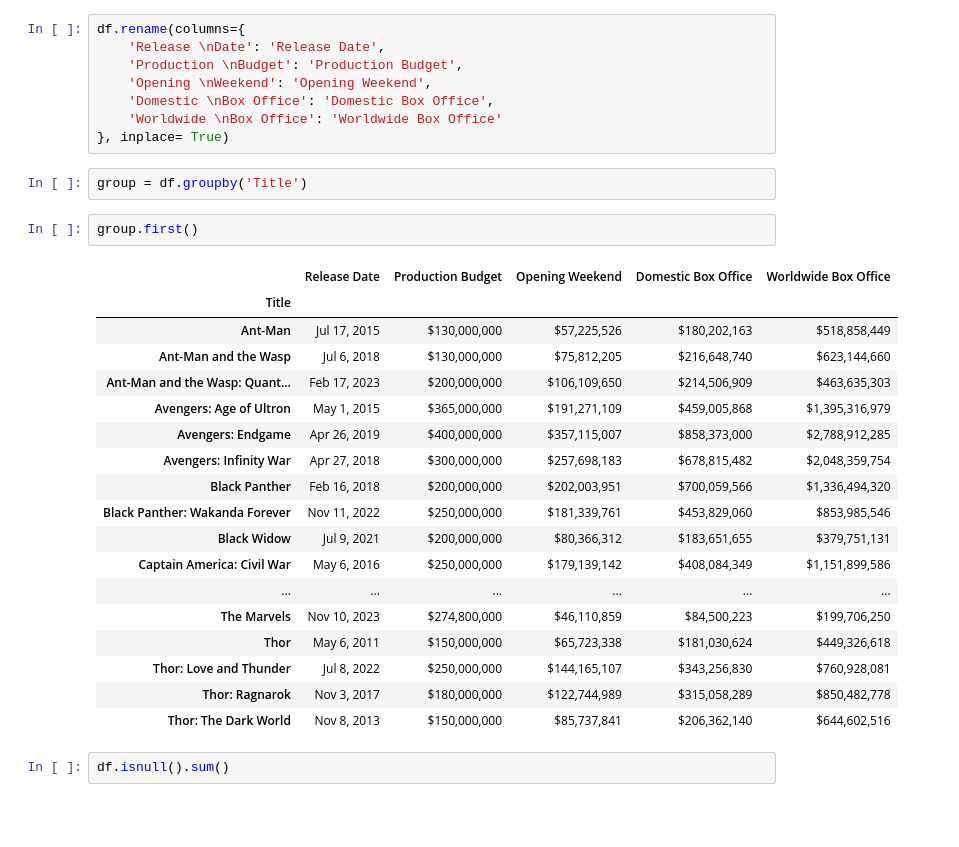
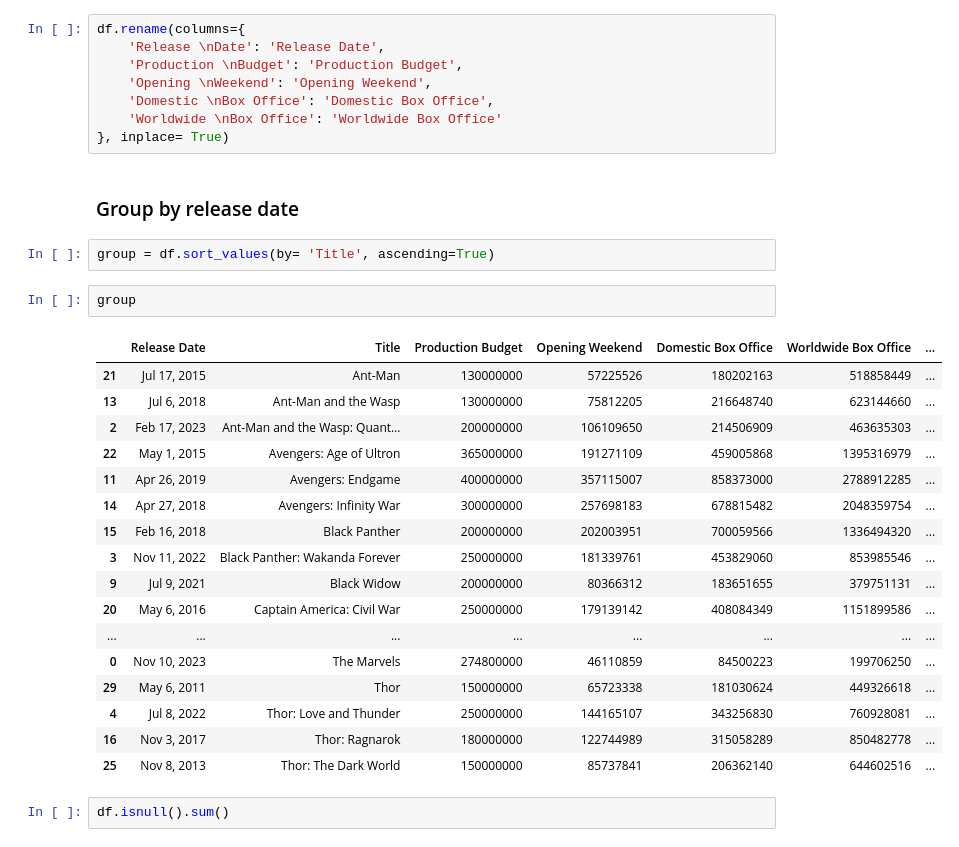
Before and after one commit to Obizim/jupyter-DA, a Jupyter notebook: box-office.ipynb, the cells around one changed output. Cells and saved outputs as stored; diff of their text form; blank space fills up the shorter version.

```diff
--- a/box-office.ipynb
+++ b/box-office.ipynb
@@ -58,29 +58,30 @@ df.rename(columns={
     'Domestic \nBox Office': 'Domestic Box Office',
     'Worldwide \nBox Office': 'Worldwide Box Office'
 }, inplace= True)
+# %% [markdown]
+### Group by release date
 # %%
-group = df.groupby('Title')
+group = df.sort_values(by= 'Title', ascending=True)
 # %%
-group.first()
+group
 # %% [output]
-|  | Release Date | Production Budget | Opening Weekend | Domestic Box Office | Worldwide Box Office |
-| Title |  |  |  |  |  |
-| Ant-Man | Jul 17, 2015 | $130,000,000 | $57,225,526 | $180,202,163 | $518,858,449 |
-| Ant-Man and the Wasp | Jul 6, 2018 | $130,000,000 | $75,812,205 | $216,648,740 | $623,144,660 |
-| Ant-Man and the Wasp: Quant… | Feb 17, 2023 | $200,000,000 | $106,109,650 | $214,506,909 | $463,635,303 |
-| Avengers: Age of Ultron | May 1, 2015 | $365,000,000 | $191,271,109 | $459,005,868 | $1,395,316,979 |
-| Avengers: Endgame | Apr 26, 2019 | $400,000,000 | $357,115,007 | $858,373,000 | $2,788,912,285 |
-| Avengers: Infinity War | Apr 27, 2018 | $300,000,000 | $257,698,183 | $678,815,482 | $2,048,359,754 |
-| Black Panther | Feb 16, 2018 | $200,000,000 | $202,003,951 | $700,059,566 | $1,336,494,320 |
-| Black Panther: Wakanda Forever | Nov 11, 2022 | $250,000,000 | $181,339,761 | $453,829,060 | $853,985,546 |
-| Black Widow | Jul 9, 2021 | $200,000,000 | $80,366,312 | $183,651,655 | $379,751,131 |
-| Captain America: Civil War | May 6, 2016 | $250,000,000 | $179,139,142 | $408,084,349 | $1,151,899,586 |
-| ... | ... | ... | ... | ... | ... |
-| The Marvels | Nov 10, 2023 | $274,800,000 | $46,110,859 | $84,500,223 | $199,706,250 |
-| Thor | May 6, 2011 | $150,000,000 | $65,723,338 | $181,030,624 | $449,326,618 |
-| Thor: Love and Thunder | Jul 8, 2022 | $250,000,000 | $144,165,107 | $343,256,830 | $760,928,081 |
-| Thor: Ragnarok | Nov 3, 2017 | $180,000,000 | $122,744,989 | $315,058,289 | $850,482,778 |
-| Thor: The Dark World | Nov 8, 2013 | $150,000,000 | $85,737,841 | $206,362,140 | $644,602,516 |
+|  | Release Date | Title | Production Budget | Opening Weekend | Domestic Box Office | Worldwide Box Office | ... |
+| 21 | Jul 17, 2015 | Ant-Man | 130000000 | 57225526 | 180202163 | 518858449 | ... |
+| 13 | Jul 6, 2018 | Ant-Man and the Wasp | 130000000 | 75812205 | 216648740 | 623144660 | ... |
+| 2 | Feb 17, 2023 | Ant-Man and the Wasp: Quant… | 200000000 | 106109650 | 214506909 | 463635303 | ... |
+| 22 | May 1, 2015 | Avengers: Age of Ultron | 365000000 | 191271109 | 459005868 | 1395316979 | ... |
+| 11 | Apr 26, 2019 | Avengers: Endgame | 400000000 | 357115007 | 858373000 | 2788912285 | ... |
+| 14 | Apr 27, 2018 | Avengers: Infinity War | 300000000 | 257698183 | 678815482 | 2048359754 | ... |
+| 15 | Feb 16, 2018 | Black Panther | 200000000 | 202003951 | 700059566 | 1336494320 | ... |
+| 3 | Nov 11, 2022 | Black Panther: Wakanda Forever | 250000000 | 181339761 | 453829060 | 853985546 | ... |
+| 9 | Jul 9, 2021 | Black Widow | 200000000 | 80366312 | 183651655 | 379751131 | ... |
+| 20 | May 6, 2016 | Captain America: Civil War | 250000000 | 179139142 | 408084349 | 1151899586 | ... |
+| ... | ... | ... | ... | ... | ... | ... | ... |
+| 0 | Nov 10, 2023 | The Marvels | 274800000 | 46110859 | 84500223 | 199706250 | ... |
+| 29 | May 6, 2011 | Thor | 150000000 | 65723338 | 181030624 | 449326618 | ... |
+| 4 | Jul 8, 2022 | Thor: Love and Thunder | 250000000 | 144165107 | 343256830 | 760928081 | ... |
+| 16 | Nov 3, 2017 | Thor: Ragnarok | 180000000 | 122744989 | 315058289 | 850482778 | ... |
+| 25 | Nov 8, 2013 | Thor: The Dark World | 150000000 | 85737841 | 206362140 | 644602516 | ... |
 # %%
 df.isnull().sum()
 # %% [output]
```
Also changed, not shown: parts of 7 cells of this notebook.
